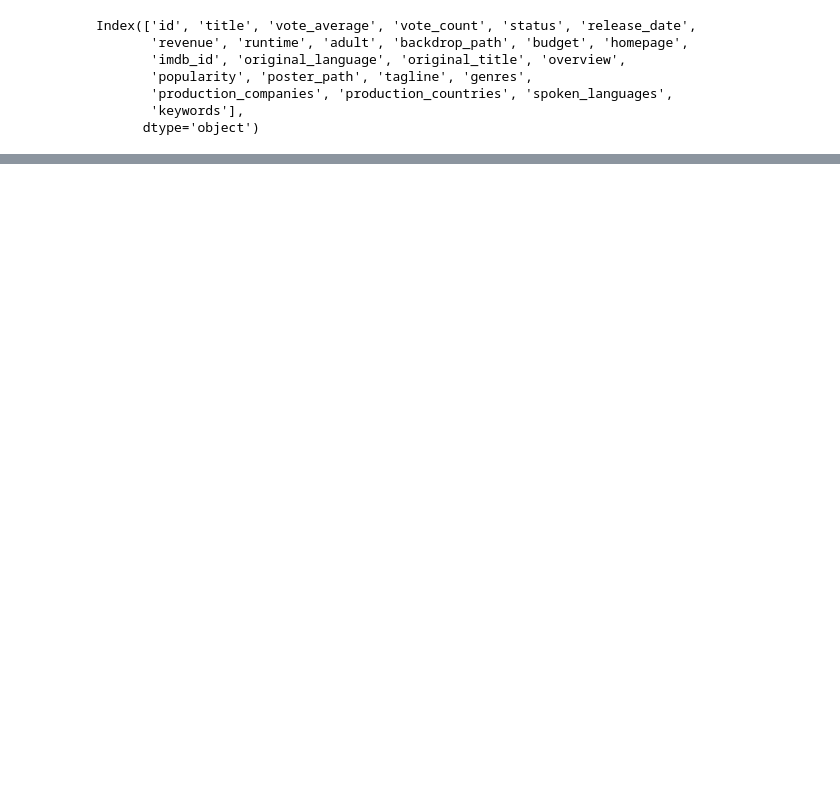
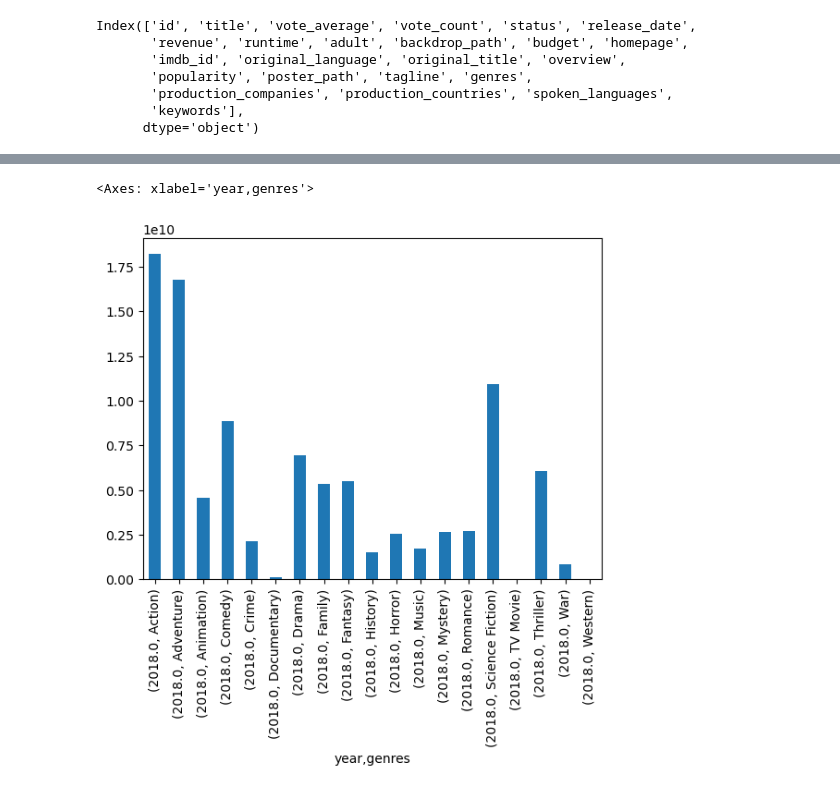
Before and after one commit to Jeff-Oliver/BCS_Project_1, a Jupyter notebook: main.ipynb, the cells around one changed output, grey strips where cells are left out. Saved outputs shown, nothing was run; the diff lists cells and outputs as text; code cells hidden in the pictures; blank space fills up the shorter version.

```diff
--- a/main.ipynb
+++ b/main.ipynb
@@ -183,0 +158,9 @@ tmdb_df.head()
+# %%
+# show the revenue by year and genre
+
+sliced_df = sliced_df.explode('genres')
+sliced_df.head()
+
+result_df = sliced_df.groupby(['year', 'genres'])['revenue'].sum()
+# result_df = pd.DataFrame(result)
+result_df.head()
@@ -183,0 +195,8 @@ tmdb_df.head()
+# %%
+# result_df.plot(result_df[result_df['year']=='2014.0'])
+year_df = sliced_df[sliced_df['year']==2018.0]
+result_df = year_df.groupby(['year', 'genres'])['revenue'].sum()
+result_df.plot(kind='bar')
+# %% [output]
+<Axes: xlabel='year,genres'>
+[figure, added]
```
Also changed, not shown: parts of 18 cells of this notebook.
